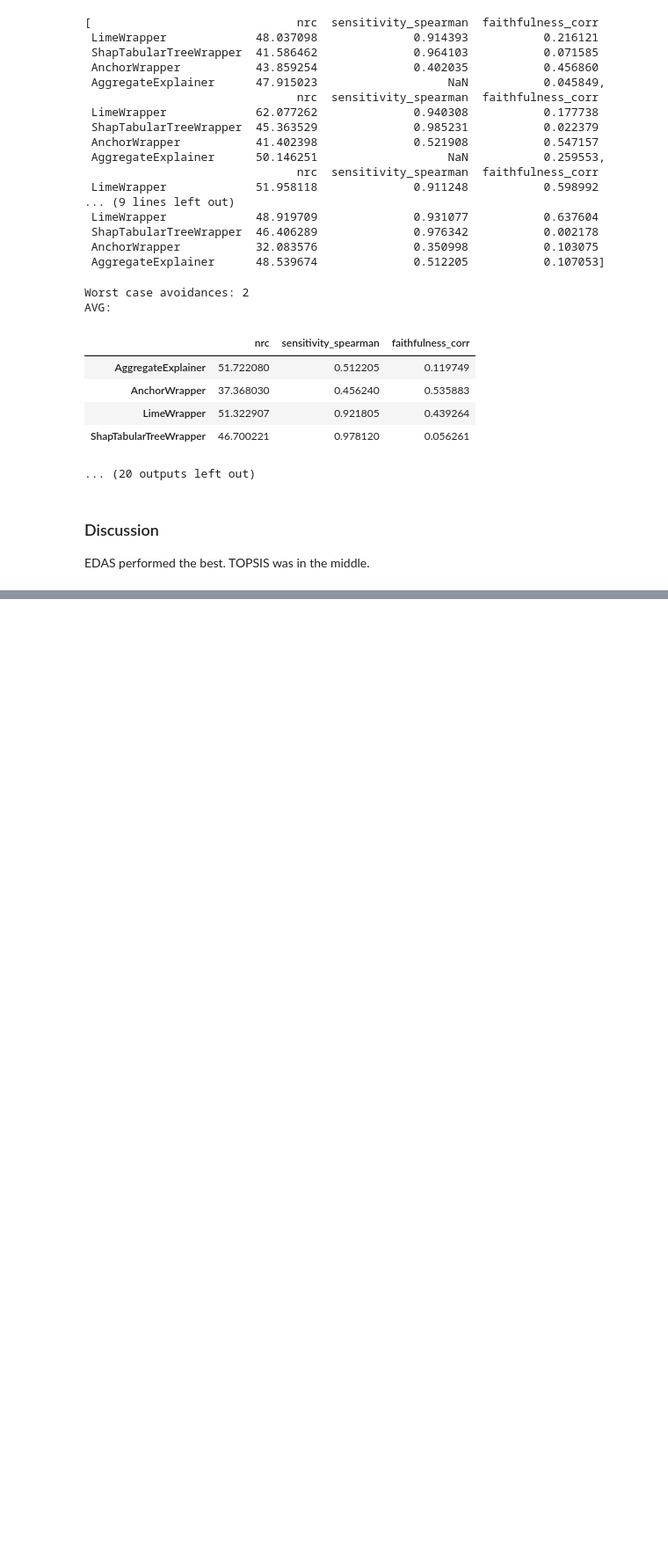
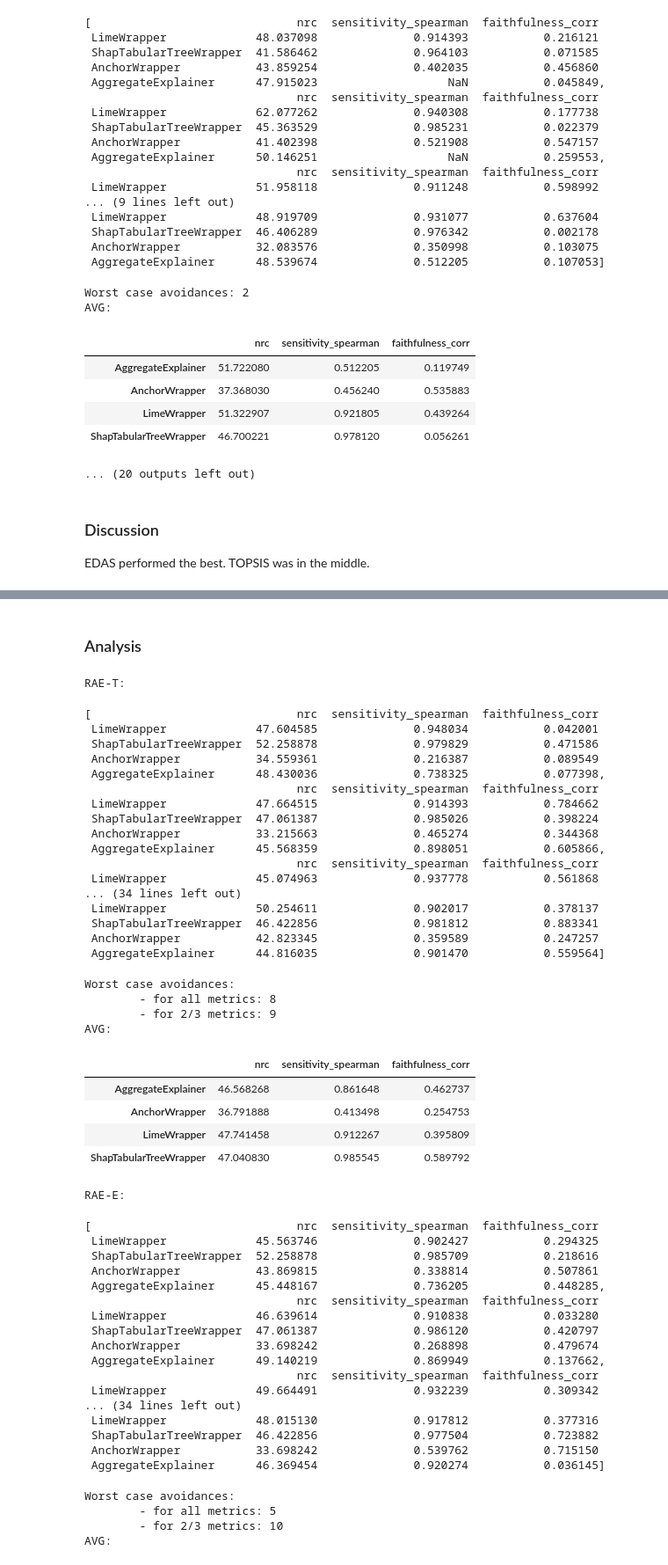
Before and after one commit to hiaac-finance/xai_aggregation, a Jupyter notebook: experiments/EXP_taiwan_dataset.ipynb, the cells around one changed output, grey strips where cells are left out. Shown at 88% size. Cells and saved outputs as stored; diff of their text form; code cells hidden in the pictures; blank space fills up the shorter version.

```diff
--- a/experiments/EXP_taiwan_dataset.ipynb
+++ b/experiments/EXP_taiwan_dataset.ipynb
@@ -559,0 +563,13 @@ EDAS performed the best. TOPSIS was in the middle.
+# %%
+results, metadata = evaluate_aggregate_explainer(
+    clf, X_train, X_test, categorical_features,
+    metrics_sets=[['nrc', 'sensitivity_spearman', 'faithfulness_corr']],
+    mcdm_algs=[pymcdm.methods.TOPSIS(), pymcdm.methods.EDAS()],
+    n_instances=10,
+    mp_jobs=5
+)
+
+metadata["description"] = "RAE-T vs RAE-S, 10 samples"
+
+with open('pickles/taiwan/RAE-T_vs_RAE-S_10.pkl', 'wb') as f:
+    dill.dump(ExperimentRun(metadata, results), f)
@@ -559,0 +594,65 @@ EDAS performed the best. TOPSIS was in the middle.
+# %% [markdown]
+### Analysis
+# %%
+with open('pickles/taiwan/RAE-T_vs_RAE-S_10.pkl', 'rb') as f:
+    exp = dill.load(f)
+# %%
+methods = ["RAE-T", "RAE-E"]
+for i, method in enumerate(methods):
+    print(f"{method}:\n")
+    display(exp.results[i])
+    wca = count_worst_case_avoidances(exp.results[i], [False, True, True], 1)
+    print(f"Worst case avoidances:\n\t- for all metrics: {wca[0]}\n\t- for 2/3 metrics: {wca[1]}")
+    print("AVG:")
+    display(get_expconfig_mean_results(exp, i))
+    print("\n")
+# %% [output]
+RAE-T:
+[                              nrc  sensitivity_spearman  faithfulness_corr
+ LimeWrapper             47.604585              0.948034           0.042001
+ ShapTabularTreeWrapper  52.258878              0.979829           0.471586
+ AnchorWrapper           34.559361              0.216387           0.089549
+ AggregateExplainer      48.430036              0.738325           0.077398,
+                               nrc  sensitivity_spearman  faithfulness_corr
+ LimeWrapper             47.664515              0.914393           0.784662
+ ShapTabularTreeWrapper  47.061387              0.985026           0.398224
+ AnchorWrapper           33.215663              0.465274           0.344368
+ AggregateExplainer      45.568359              0.898051           0.605866,
+                               nrc  sensitivity_spearman  faithfulness_corr
+ LimeWrapper             45.074963              0.937778           0.561868
+... (34 lines left out)
+ LimeWrapper             50.254611              0.902017           0.378137
+ ShapTabularTreeWrapper  46.422856              0.981812           0.883341
+ AnchorWrapper           42.823345              0.359589           0.247257
+ AggregateExplainer      44.816035              0.901470           0.559564]
+Worst case avoidances:
+        - for all metrics: 8
+        - for 2/3 metrics: 9
+AVG:
+|  | nrc | sensitivity_spearman | faithfulness_corr |
+| AggregateExplainer | 46.568268 | 0.861648 | 0.462737 |
+| AnchorWrapper | 36.791888 | 0.413498 | 0.254753 |
+| LimeWrapper | 47.741458 | 0.912267 | 0.395809 |
+| ShapTabularTreeWrapper | 47.040830 | 0.985545 | 0.589792 |
+RAE-E:
+[                              nrc  sensitivity_spearman  faithfulness_corr
+ LimeWrapper             45.563746              0.902427           0.294325
+ ShapTabularTreeWrapper  52.258878              0.985709           0.218616
+ AnchorWrapper           43.869815              0.338814           0.507861
+ AggregateExplainer      45.448167              0.736205           0.448285,
+                               nrc  sensitivity_spearman  faithfulness_corr
+ LimeWrapper             46.639614              0.910838           0.033280
+ ShapTabularTreeWrapper  47.061387              0.986120           0.420797
+ AnchorWrapper           33.698242              0.268898           0.479674
+ AggregateExplainer      49.140219              0.869949           0.137662,
+                               nrc  sensitivity_spearman  faithfulness_corr
+ LimeWrapper             49.664491              0.932239           0.309342
+... (34 lines left out)
+ LimeWrapper             48.015130              0.917812           0.377316
+ ShapTabularTreeWrapper  46.422856              0.977504           0.723882
+ AnchorWrapper           33.698242              0.539762           0.715150
+ AggregateExplainer      46.369454              0.920274           0.036145]
+Worst case avoidances:
+        - for all metrics: 5
+        - for 2/3 metrics: 10
+AVG:
```
Also changed, not shown: parts of 4 cells of this notebook, 12 other files.
